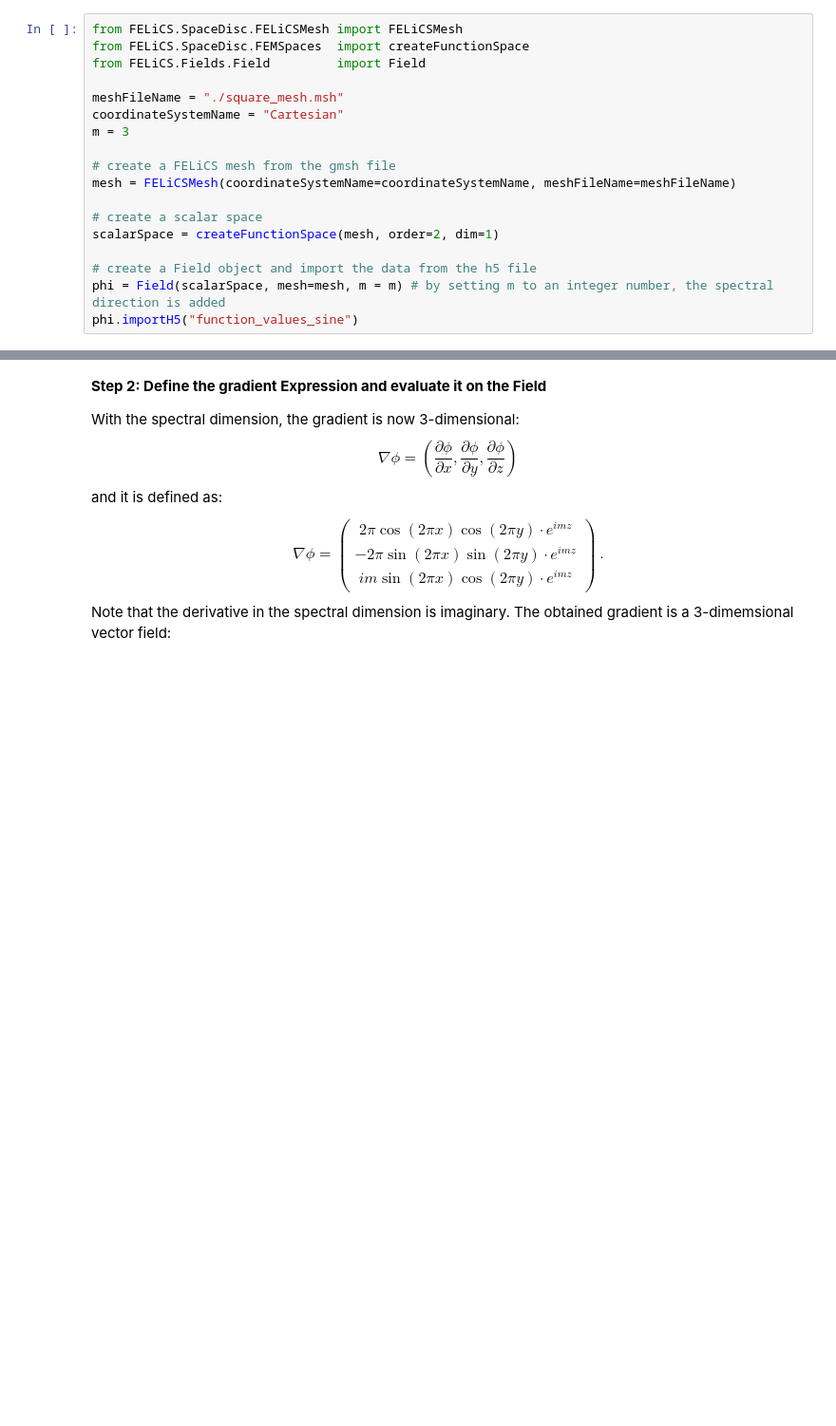
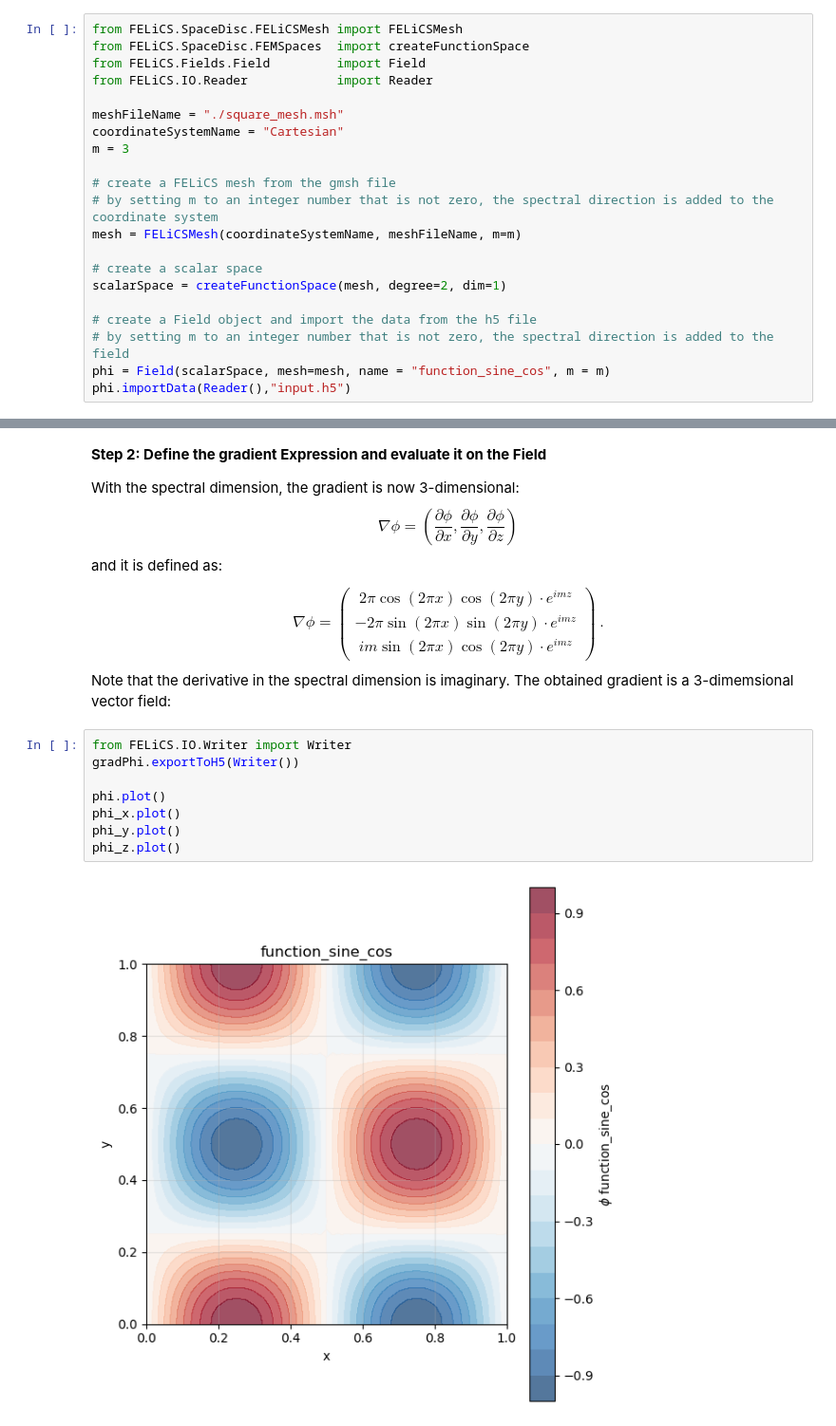
Before and after one commit to arash-mp/FELiCS_FSI, a Jupyter notebook: tutorials/HowTos/02_DerivativesAndIntegralQuantities/02_CalculateGradient_cartesian.ipynb, the cells around one changed output, grey strips where cells are left out. Shown at 95% size. Cells and saved outputs as stored; diff of their text form; blank space fills up the shorter version.

```diff
--- a/tutorials/HowTos/02_DerivativesAndIntegralQuantities/02_CalculateGradient_cartesian.ipynb
+++ b/tutorials/HowTos/02_DerivativesAndIntegralQuantities/02_CalculateGradient_cartesian.ipynb
@@ -92,18 +77,21 @@ where m is the wave number. With the wave number we represent a periodicity of t
 from FELiCS.SpaceDisc.FELiCSMesh import FELiCSMesh
 from FELiCS.SpaceDisc.FEMSpaces  import createFunctionSpace
 from FELiCS.Fields.Field         import Field
+from FELiCS.IO.Reader            import Reader
 
 meshFileName = "./square_mesh.msh"
 coordinateSystemName = "Cartesian"
 m = 3
 
 # create a FELiCS mesh from the gmsh file
-mesh = FELiCSMesh(coordinateSystemName=coordinateSystemName, meshFileName=meshFileName)
+# by setting m to an integer number that is not zero, the spectral direction is added to the coordinate system
+mesh = FELiCSMesh(coordinateSystemName, meshFileName, m=m)
 
 # create a scalar space
-scalarSpace = createFunctionSpace(mesh, order=2, dim=1)
+scalarSpace = createFunctionSpace(mesh, degree=2, dim=1)
 
 # create a Field object and import the data from the h5 file
-phi = Field(scalarSpace, mesh=mesh, m = m) # by setting m to an integer number, the spectral direction is added
-phi.importH5("function_values_sine")
+# by setting m to an integer number that is not zero, the spectral direction is added to the field
+phi = Field(scalarSpace, mesh=mesh, name = "function_sine_cos", m = m)
+phi.importData(Reader(),"input.h5")
 # %% [output]
@@ -122,3 +111,13 @@ im \sin(2\pi x) \cos(2\pi y) \cdot e^{imz}
 \end{pmatrix}\ .$$
 Note that the derivative in the spectral dimension is imaginary.
 The obtained gradient is a 3-dimemsional vector field:
+# %%
+from FELiCS.IO.Writer import Writer
+gradPhi.exportToH5(Writer())
+
+phi.plot()
+phi_x.plot()
+phi_y.plot()
+phi_z.plot()
+# %% [output]
+[figure, added]
```
Also changed, not shown: parts of 13 cells of this notebook, 7 other files.
